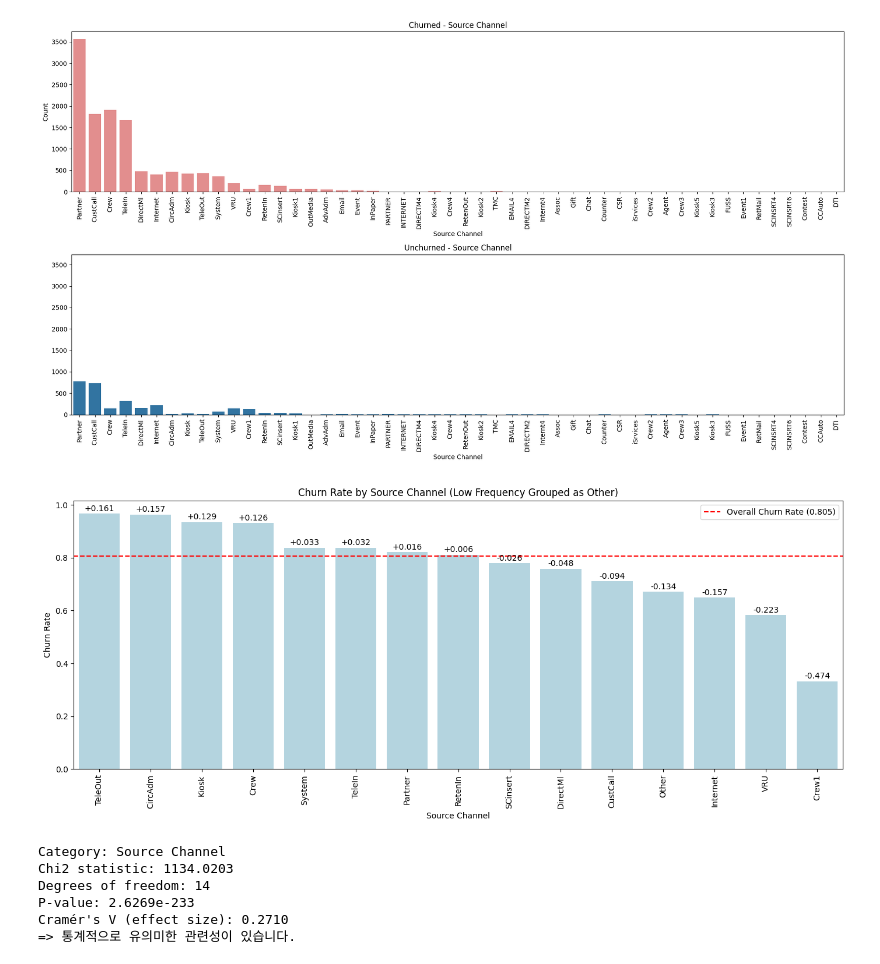
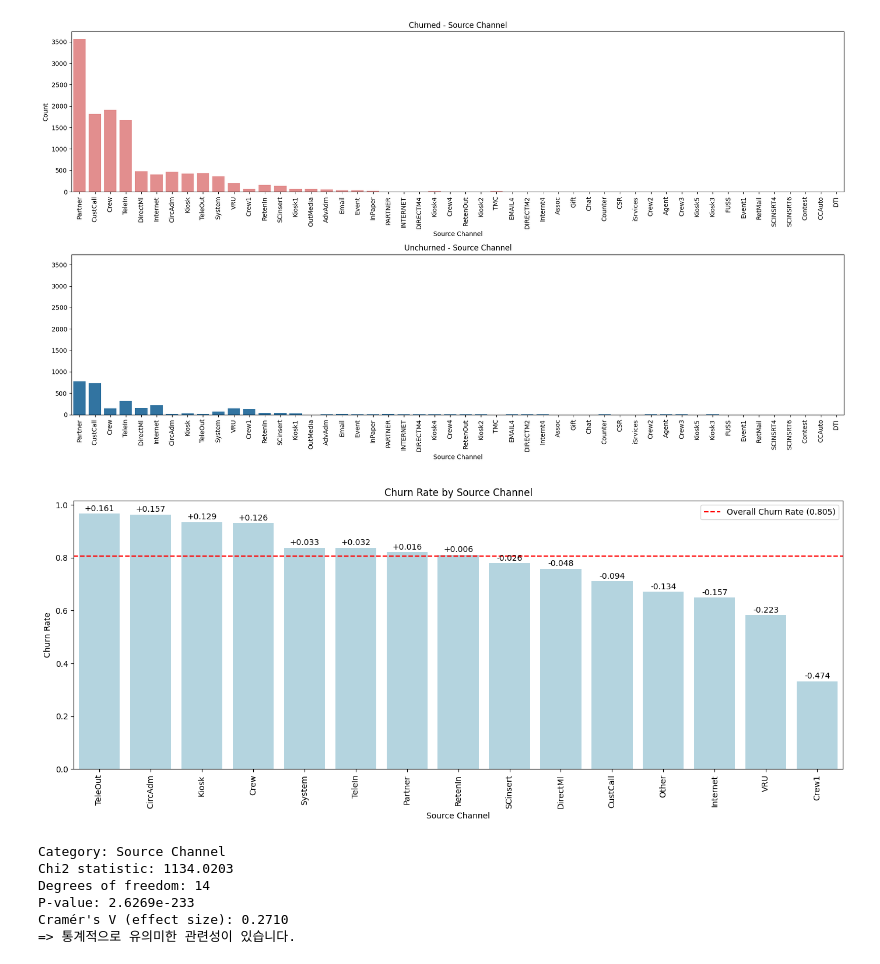
Before and after one commit to SKNETWORKS-FAMILY-AICAMP/SKN17-2nd-5Team, a Jupyter notebook: preprocessing_dh.ipynb, the cells around one changed output. Saved outputs shown, nothing was run; the diff lists cells and outputs as text; code cells hidden in the pictures.

```diff
--- a/preprocessing_dh.ipynb
+++ b/preprocessing_dh.ipynb
@@ -659,9 +659,9 @@ plt.show()
 [figure]
 # %%
 df_source_grouped = group_low_freq_categories(newspaper_df, 'Source Channel', min_count_threshold)
-plot_churn_rate_difference(df_source_grouped, 'Source Channel', 'Churn Rate by Source Channel (Low Frequency Grouped as Other)')
+plot_churn_rate_difference(df_source_grouped, 'Source Channel', 'Churn Rate by Source Channel')
 # %% [output]
-[figure, old version]
+[figure, new version]
 # %%
 df_source_grouped = group_low_freq_categories(newspaper_df, 'Source Channel', 100)
 chi2_test_on_category(df_source_grouped, 'Source Channel')
```
Also changed, not shown: parts of 12 cells of this notebook.
